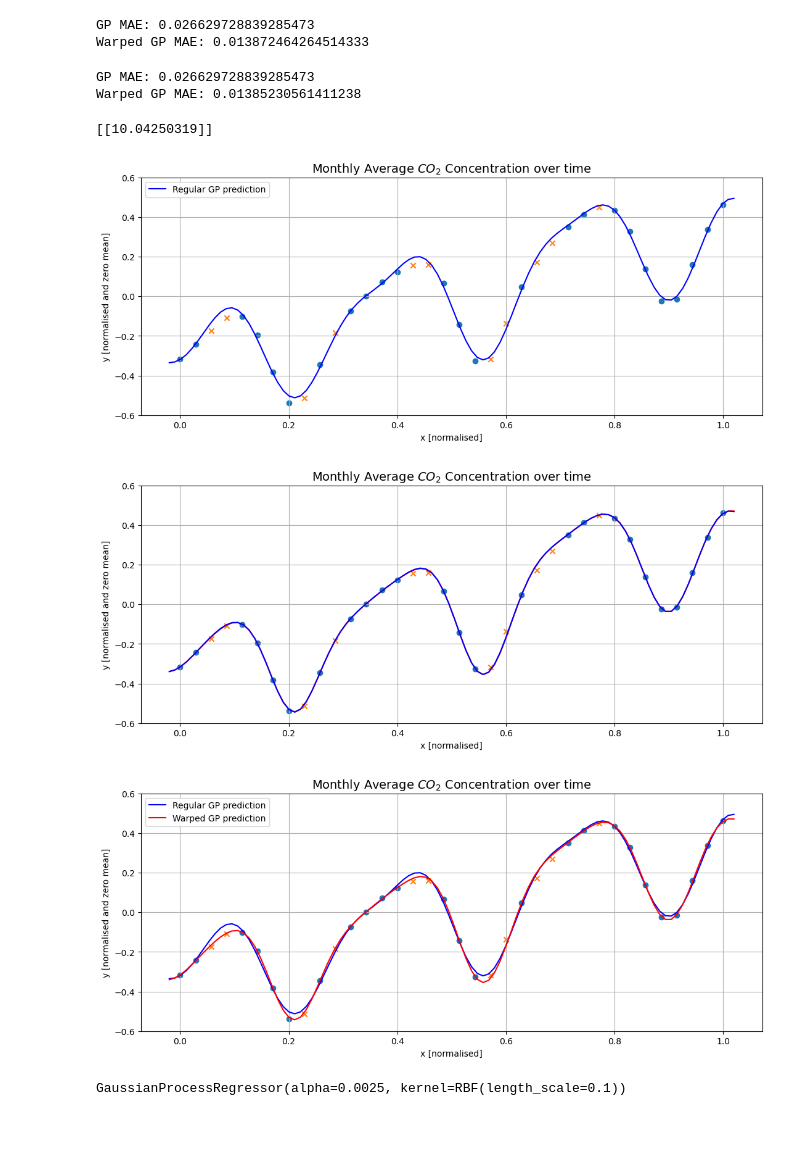
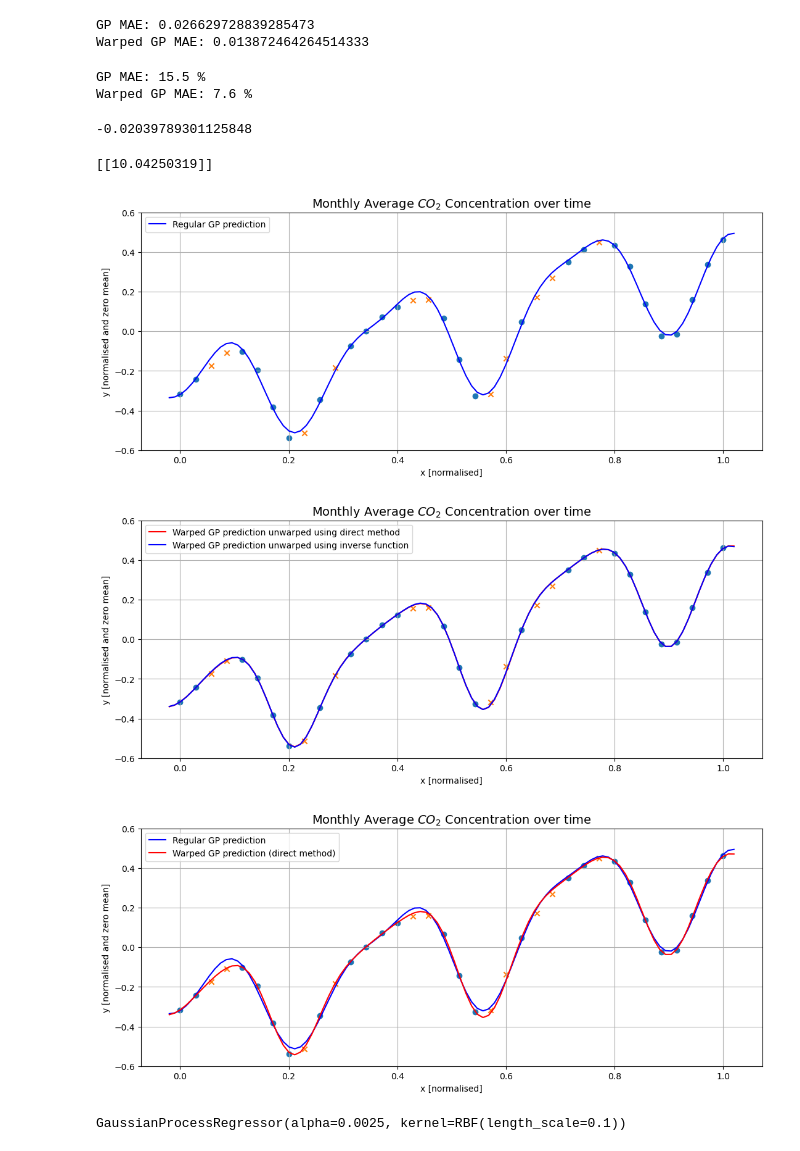
Before and after one commit to Fabian-Leal/Warped-GPs-, a Jupyter notebook: Warping toy data.ipynb, the cells around one changed output. Drawn from its saved outputs; the diff is of its cells as text; code cells hidden in the pictures.

```diff
--- a/Warping toy data.ipynb
+++ b/Warping toy data.ipynb
@@ -379,13 +379,17 @@ print("Warped GP MAE:",maewarp)
 GP MAE: 0.026629728839285473
 Warped GP MAE: 0.013872464264514333
 # %%
-maewarp = np.mean(np.abs(f_mean_unwarped - y_norm_test))
-mae = np.mean(np.abs(f_mean - y_norm_test))
-print("GP MAE:",mae )
-print("Warped GP MAE:",maewarp)
+maewarp = np.mean(np.abs((fw_mean - y_norm_test)/y_norm_test))
+mae = np.mean(np.abs((f_mean - y_norm_test)/y_norm_test))
+print("GP MAE:","%.1f" % (mae*100),'%' )
+print("Warped GP MAE:", "%.1f" % (maewarp*100),'%')
 # %% [output]
-GP MAE: 0.026629728839285473
-Warped GP MAE: 0.01385230561411238
+GP MAE: 15.5 %
+Warped GP MAE: 7.6 %
+# %%
+np.mean(y_norm_test)
+# %% [output]
+-0.02039789301125848
 # %%
 [f_mean_warped,f_std_warped] = gpw.predict(x_norm_test)
 # %%
@@ -410,38 +414,40 @@ pl.grid()
 #Predict for x_star
 [fuw_mean,fuw_std] = gpw.predict_original(x_star)
 pl.figure(figsize=(13, 5))
 pl.scatter(x_norm_train, y_norm_train)
 pl.scatter(x_norm_test, y_norm_test,marker="x")
 #pl.fill_between(x_star.ravel(), (fuw_mean-2*fuw_std).ravel(), (fuw_mean+2*fuw_std).ravel(), \
 #                facecolor='blue', interpolate=True, alpha=0.1, label='±2*sigma of prediction')
-pl.plot(x_star, fuw_mean, 'r', label = 'Warped GP prediction')
-pl.plot(x_star, f_mean_unwarped, 'b', label = 'Warped GP prediction')
+pl.plot(x_star, fuw_mean, 'r', label = 'Warped GP prediction unwarped using direct method')
+pl.plot(x_star, f_mean_unwarped, 'b', label = 'Warped GP prediction unwarped using inverse function')
 pl.title('Monthly Average $CO_2$ Concentration over time', fontsize=14)
 pl.xlabel('x [normalised]')
 pl.ylabel('y [normalised and zero mean]')
 pl.ylim([-0.6,0.6])
+pl.legend(loc='upper left')
+
 pl.grid()
 
 #Predict for x_star
 print(lml)
 pl.figure(figsize=(13, 5))
 pl.scatter(x_norm_train, y_norm_train)
 pl.scatter(x_norm_test, y_norm_test,marker="x")
 #pl.fill_between(x_star.ravel(), (f_mean-2*f_std).ravel(), (f_mean+2*f_std).ravel(), \
 #                facecolor='blue', interpolate=True, alpha=0.1, label='±2*sigma of prediction')
 pl.plot(x_star, f_mean, 'b', label='Regular GP prediction')
-pl.plot(x_star, fuw_mean, 'r', label = 'Warped GP prediction')
+pl.plot(x_star, fuw_mean, 'r', label = 'Warped GP prediction (direct method)')
 pl.title('Monthly Average $CO_2$ Concentration over time', fontsize=14)
 pl.xlabel('x [normalised]')
 pl.ylabel('y [normalised and zero mean]')
 pl.ylim([-0.6,0.6])
 pl.legend(loc='upper left')
 pl.grid()
 # %% [output]
 [[10.04250319]]
 [figure]
-[figure, old version]
+[figure, new version]
-[figure, old version]
+[figure, new version]
 # %%
 import numpy as np
 from sklearn.gaussian_process import GaussianProcessRegressor
```
Also changed, not shown: 2 other files.
